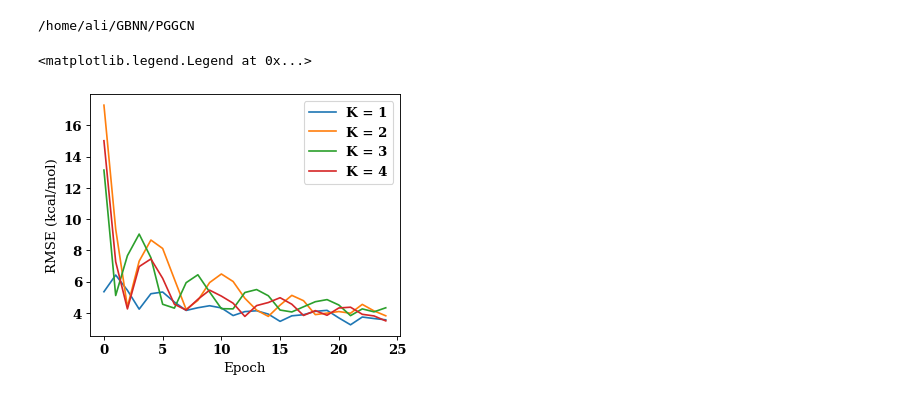
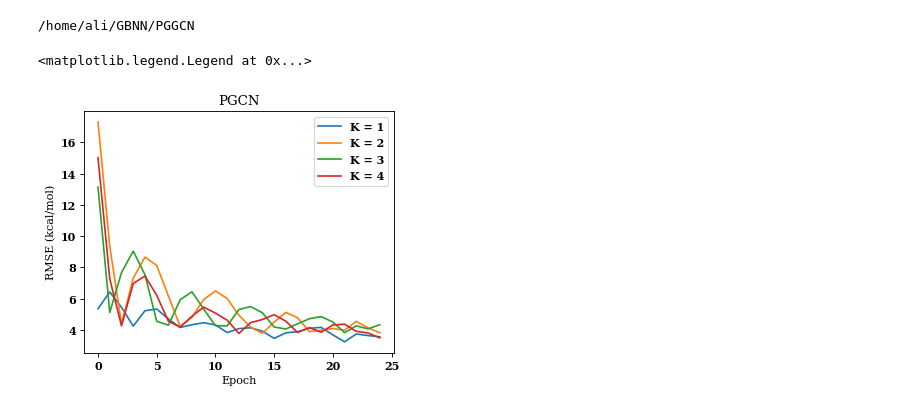
Before and after one commit to aicam/GBNN, a Jupyter notebook: Notebooks/Entropy/JCIM_result_eval.ipynb, the cells around one changed output. Drawn from its saved outputs; the diff is of its cells as text; code cells hidden in the pictures.

```diff
--- a/Notebooks/Entropy/JCIM_result_eval.ipynb
+++ b/Notebooks/Entropy/JCIM_result_eval.ipynb
@@ -27,11 +33,11 @@ Alles_loss = pickle.load(open('Alles_loss.pkl', 'rb'))
 # %%
 figure(figsize=(5, 4), dpi=80)
-fig, axs = plt.subplots(2, 2)
 for i in range(4):
     plt.plot(PGCN_PG_hists[i][:25], label='K = %d' % (i + 1))
 plt.xlabel('Epoch')
 plt.ylabel('RMSE (kcal/mol)')
+plt.title('PGCN')
 plt.legend()
 # %% [output]
 <matplotlib.legend.Legend at 0x...>
-[figure, old version]
+[figure, new version]
```
Also changed, not shown: parts of 16 cells of this notebook, 6 other files.
